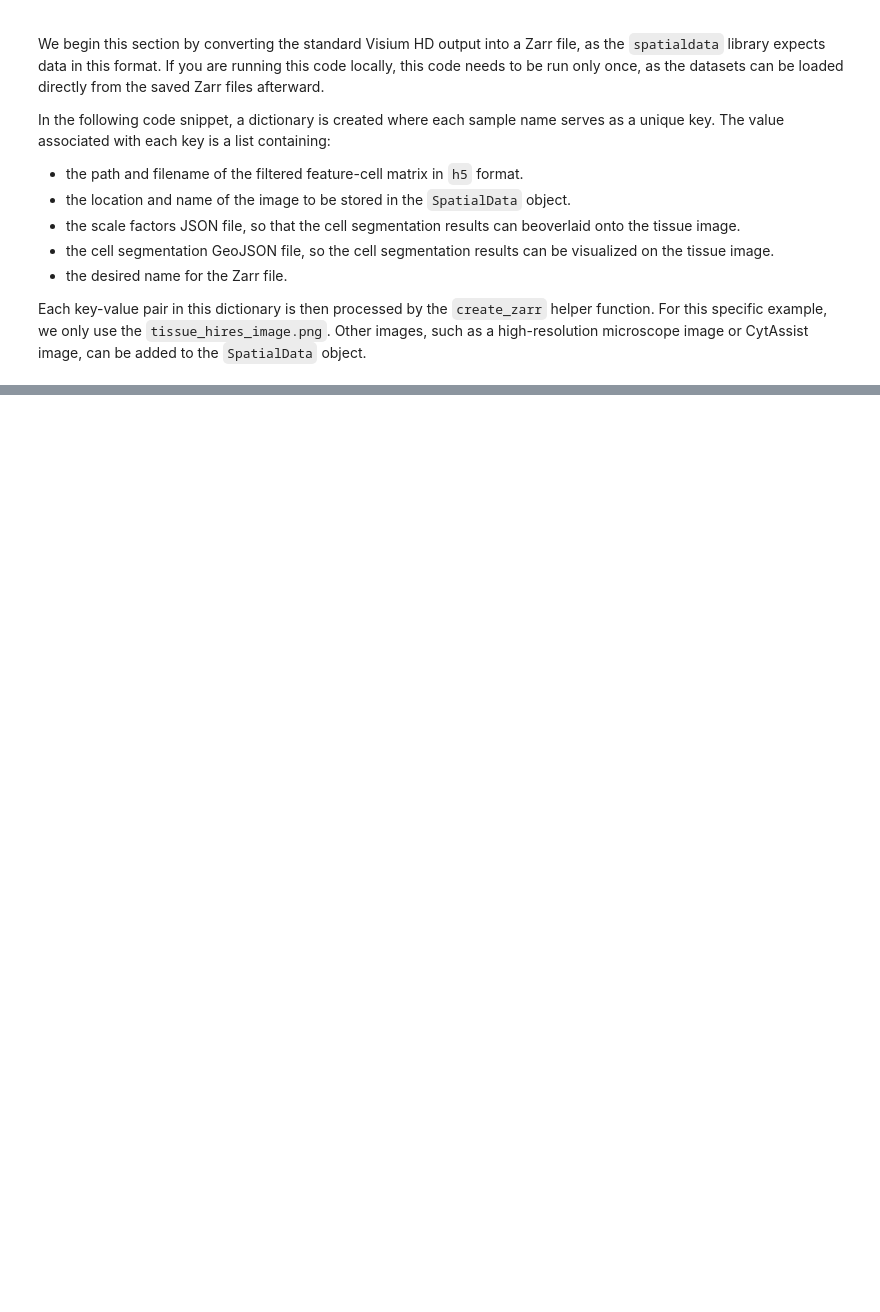
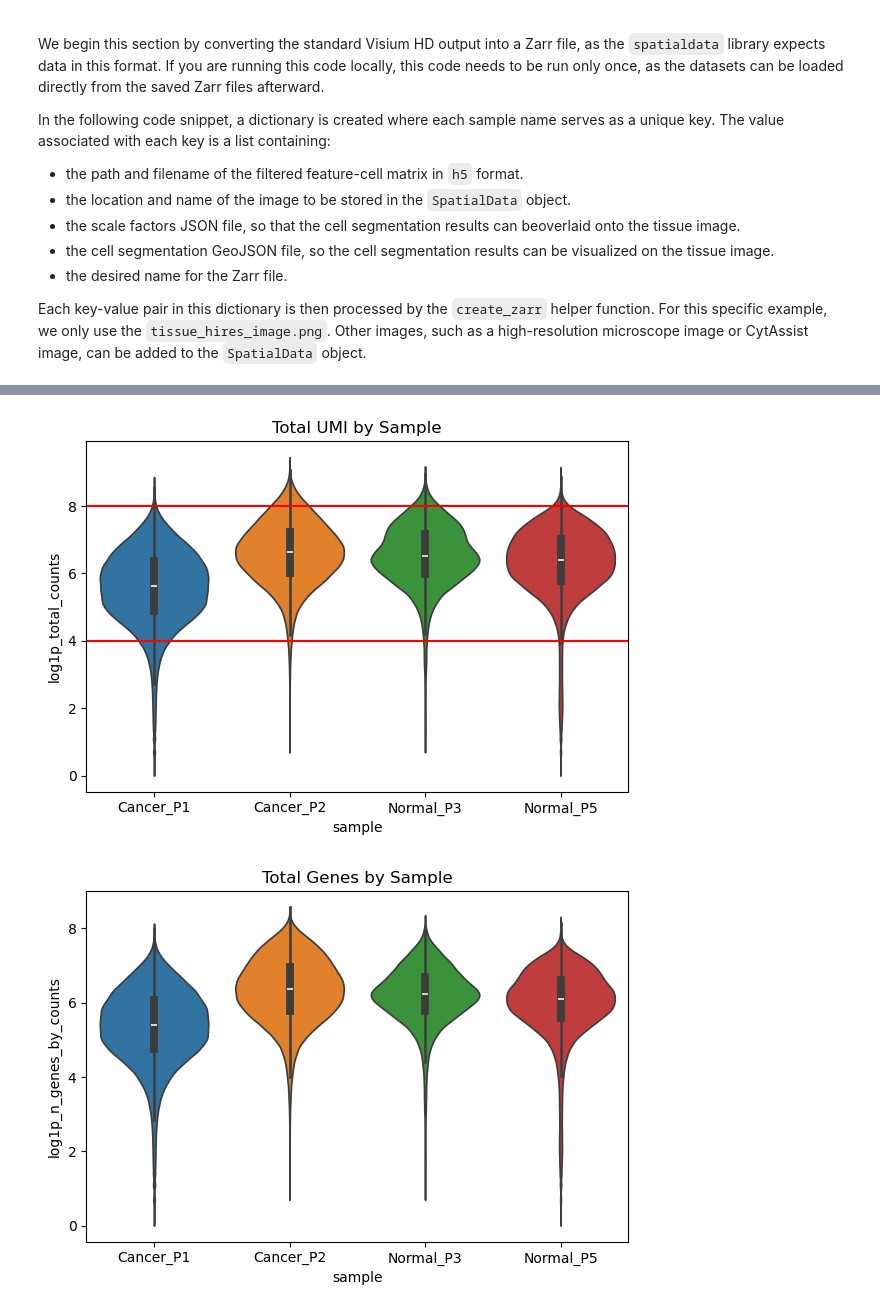
Before and after one commit to jmakings/visiumhd, a Jupyter notebook: notebooks/00_visium_hd_multi_sample_comparison_python.ipynb, the cells around one changed output, grey strips where cells are left out. Saved outputs shown, nothing was run; the diff lists cells and outputs as text; code cells hidden in the pictures; blank space fills up the shorter version.

```diff
--- a/notebooks/00_visium_hd_multi_sample_comparison_python.ipynb
+++ b/notebooks/00_visium_hd_multi_sample_comparison_python.ipynb
@@ -352,0 +484,3 @@ FileNotFoundError: [Errno 2] Unable to synchronously open file (unable to open f
+# %%
+adata = concatenated_sdata["segmentation_counts"] # we link the AnnData Table in the SpatialData object to the variable adata to make the code easier to read
+adata
@@ -352,0 +507,26 @@ FileNotFoundError: [Errno 2] Unable to synchronously open file (unable to open f
+# %%
+# Add mitochondrial gene calculation for QC
+adata.var["mt"] = adata.var_names.str.startswith(("MT-", "mt-"))
+sc.pp.calculate_qc_metrics(adata, qc_vars=['mt'], inplace=True, percent_top=None)
+
+
+# Visualization for QC
+sc.pl.violin(adata=adata, keys=["log1p_total_counts"], stripplot=False, inner="box",show=False, groupby="sample",)
+plt.title("Total UMI by Sample")
+plt.axhline(y=4, color='r', linestyle='-')
+plt.axhline(y=8, color='r', linestyle='-')
+plt.title("Total UMI by Sample")
+plt.show()
+
+sc.pl.violin(adata=adata, keys=["log1p_n_genes_by_counts"], groupby="sample", stripplot=False, inner="box",show=False)
+plt.title("Total Genes by Sample")
+plt.show()
+
+sc.pl.violin(adata=adata, keys=["log1p_total_counts_mt"], groupby="sample", stripplot=False, inner="box",show=False)
+plt.title("Mitochondrial Genes by Sample")
+plt.show()
+
+plt.close('all')
+# %% [output]
+[figure, added]
+[figure, added]
```
Also changed, not shown: parts of 21 cells of this notebook.
